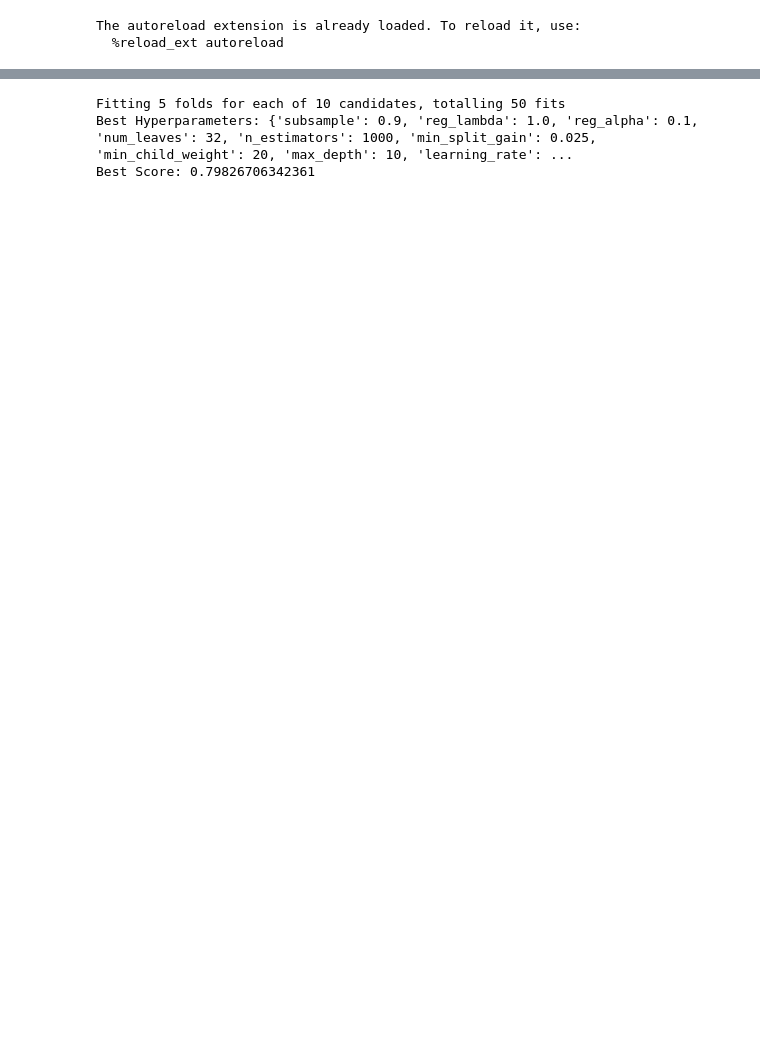
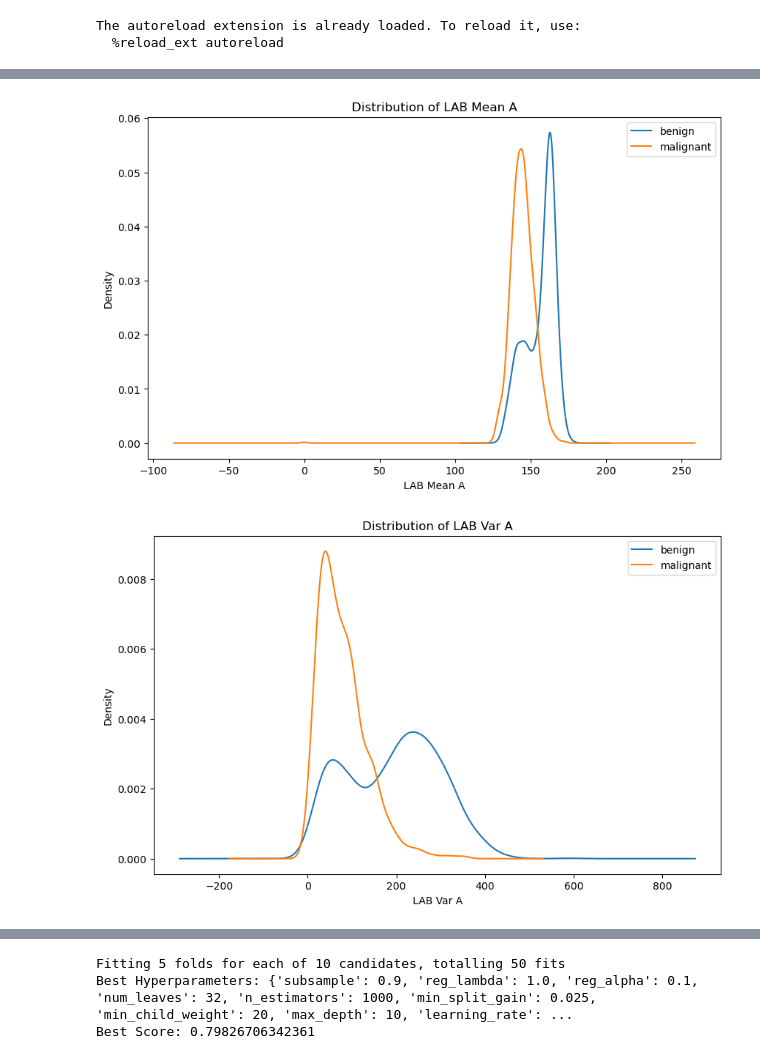
Before and after one commit to drithh/skin-cancer-classification, a Jupyter notebook: full.ipynb, the cells around one changed output, grey strips where cells are left out. Drawn from its saved outputs; the diff is of its cells as text; code cells hidden in the pictures; blank space fills up the shorter version.

```diff
--- a/full.ipynb
+++ b/full.ipynb
@@ -180,0 +194,31 @@ Note: you may need to restart the kernel to use updated packages.
+# %%
+# visualize the label distribution on lab_mean_a between benign and malignant
+plt.figure(figsize=(10, 6))
+plt.title("Distribution of LAB Mean A")
+plt.xlabel("LAB Mean A")
+plt.ylabel("Density")
+train_df[train_df["label"] == 0]["lab_mean_a"].plot(kind="kde", label="benign")
+train_df[train_df["label"] == 1]["lab_mean_a"].plot(kind="kde", label="malignant")
+plt.legend()
+plt.show()
+
+plt.figure(figsize=(10, 6))
+plt.title("Distribution of LAB Var A")
+plt.xlabel("LAB Var A")
+plt.ylabel("Density")
+train_df[train_df["label"] == 0]["lab_var_a"].plot(kind="kde", label="benign")
+train_df[train_df["label"] == 1]["lab_var_a"].plot(kind="kde", label="malignant")
+plt.legend()
+plt.show()
+
+plt.figure(figsize=(10, 6))
+plt.title("Distribution of HSV Skew H")
+plt.xlabel("HSV Skew H")
+plt.ylabel("Density")
+train_df[train_df["label"] == 0]["hsv_skew_h"].plot(kind="kde", label="benign")
+train_df[train_df["label"] == 1]["hsv_skew_h"].plot(kind="kde", label="malignant")
+plt.legend()
+plt.show()
+# %% [output]
+[figure, added]
+[figure, added]
```
Also changed, not shown: parts of 6 cells of this notebook, 4 other files.
